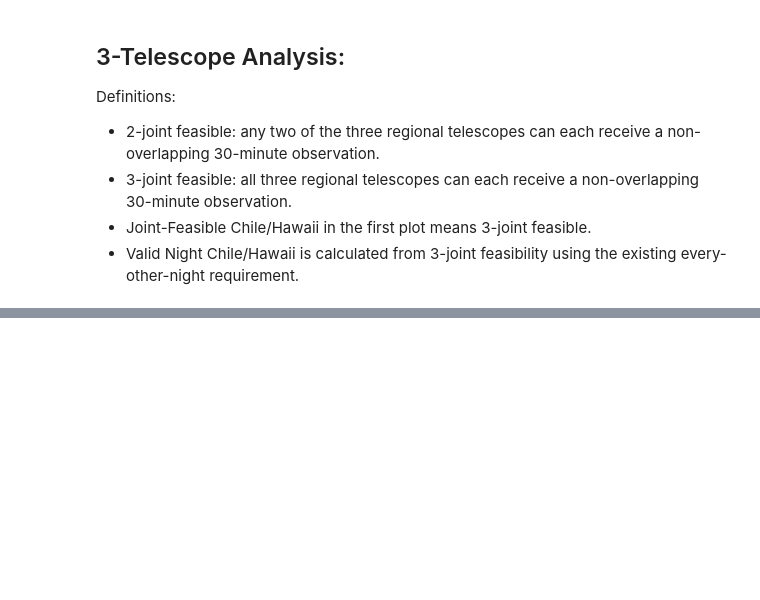
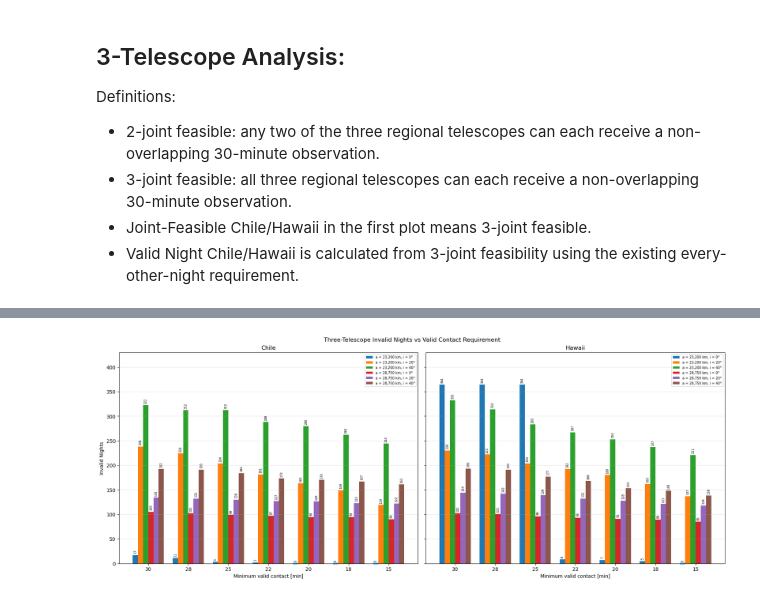
Before and after one commit to pscleo/NuAncestor, a Jupyter notebook: FreeFlyer/scheduling.ipynb, the cells around one changed output, grey strips where cells are left out. Saved outputs shown, nothing was run; the diff lists cells and outputs as text; code cells hidden in the pictures; blank space fills up the shorter version.

```diff
--- a/FreeFlyer/scheduling.ipynb
+++ b/FreeFlyer/scheduling.ipynb
@@ -1889,0 +1985,47 @@ plt.show()
+# %%
+# Three-telescope scheduling requirement sensitivity bar chart
+
+x = np.arange(len(CONTACT_REQUIREMENTS_MIN))
+bar_width = 0.13
+
+fig, axes = plt.subplots(1, len(REGIONAL_TELESCOPES), figsize=(18, 7), sharey=True, constrained_layout=True)
+
+if len(REGIONAL_TELESCOPES) == 1:
+    axes = [axes]
+
+for ax, region_name in zip(axes, REGIONAL_TELESCOPES):
+    region_data = three_telescope_sensitivity[three_telescope_sensitivity["Region"] == region_name]
+
+    for case_index, case in enumerate(CASES):
+        orbit_data = region_data[region_data["Orbit"] == case["name"]].set_index("Minimum valid contact [min]").reindex(CONTACT_REQUIREMENTS_MIN)
+
+        values = orbit_data["Invalid Nights"].to_numpy(dtype=int)
+        positions = x + (case_index - (len(CASES) - 1) / 2) * bar_width
+
+        bars = ax.bar(positions, values, width=bar_width, label=case["name"])
+        ax.bar_label(bars, labels=[str(value) for value in values], padding=3, fontsize=6, rotation=90)
+
+        for bar, value in zip(bars, values):
+            if value == 0:
+                ax.hlines(0, bar.get_x(), bar.get_x() + bar.get_width(), color=bar.get_facecolor(), linewidth=3, zorder=5, clip_on=False)
+
+    ax.set_title(region_name)
+    ax.set_xlabel("Minimum valid contact [min]")
+    ax.set_xticks(x)
+    ax.set_xticklabels(CONTACT_REQUIREMENTS_MIN)
+    ax.yaxis.set_major_locator(MaxNLocator(integer=True))
+    ax.margins(y=0.18)
+    ax.grid(axis="y", alpha=0.3)
+    ax.legend(fontsize=7)
+
+axes[0].set_ylabel("Invalid Nights")
+fig.suptitle("Three-Telescope Invalid Nights vs Valid Contact Requirement")
+
+if SAVE_FIGURES:
+    output = THREE_TELESCOPE_BASE / "scheduling_plots"
+    output.mkdir(parents=True, exist_ok=True)
+    fig.savefig(output / "three_telescope_valid_contact_requirement_sensitivity_bars.png", dpi=300, bbox_inches="tight")
+
+plt.show()
+# %% [output]
+[figure, added]
```
Also changed, not shown: parts of 12 cells of this notebook.
